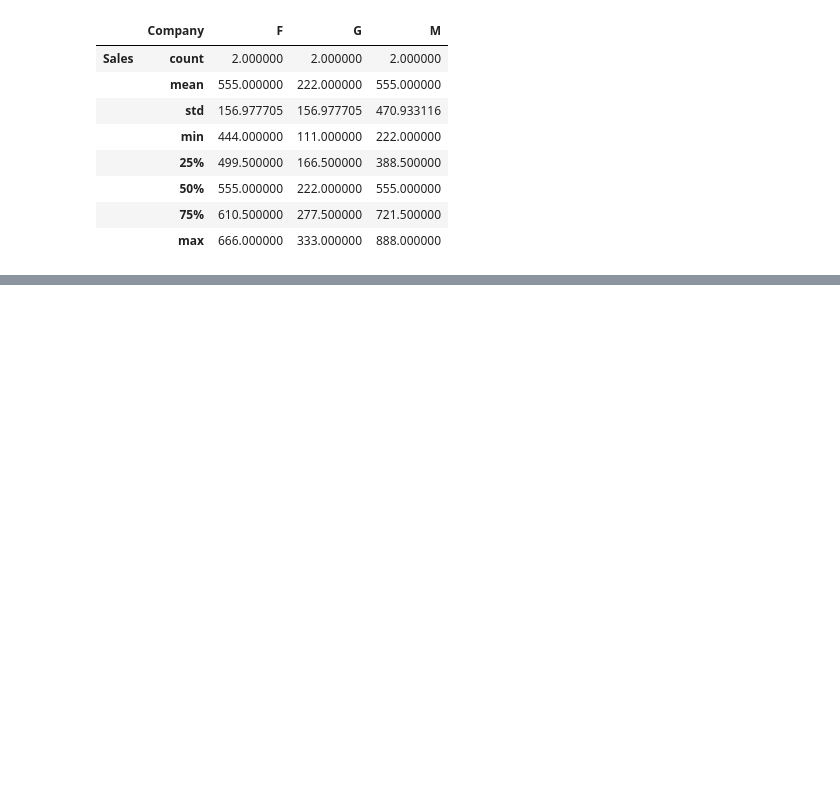
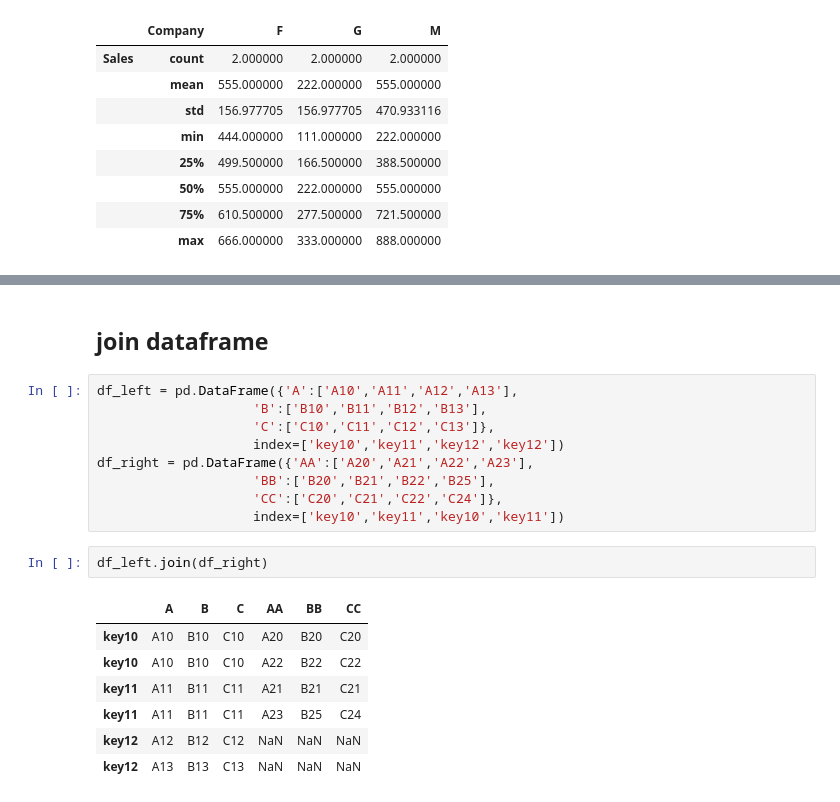
Before and after one commit to KamrulSh/Data-Science-Practice, a Jupyter notebook: DS2_pandas.ipynb, the cells around one changed output, grey strips where cells are left out. Drawn from its saved outputs; the diff is of its cells as text; blank space fills up the shorter version.

```diff
--- a/DS2_pandas.ipynb
+++ b/DS2_pandas.ipynb
@@ -511,0 +648,21 @@ dataCompany.groupby('Company').describe().transpose()
+# %% [markdown]
+## join dataframe
+# %%
+df_left = pd.DataFrame({'A':['A10','A11','A12','A13'],
+                    'B':['B10','B11','B12','B13'],
+                    'C':['C10','C11','C12','C13']},
+                    index=['key10','key11','key12','key12'])
+df_right = pd.DataFrame({'AA':['A20','A21','A22','A23'],
+                    'BB':['B20','B21','B22','B25'],
+                    'CC':['C20','C21','C22','C24']},
+                    index=['key10','key11','key10','key11'])
+# %%
+df_left.join(df_right)
+# %% [output]
+|  | A | B | C | AA | BB | CC |
+| key10 | A10 | B10 | C10 | A20 | B20 | C20 |
+| key10 | A10 | B10 | C10 | A22 | B22 | C22 |
+| key11 | A11 | B11 | C11 | A21 | B21 | C21 |
+| key11 | A11 | B11 | C11 | A23 | B25 | C24 |
+| key12 | A12 | B12 | C12 | NaN | NaN | NaN |
+| key12 | A13 | B13 | C13 | NaN | NaN | NaN |
```
Also changed, not shown: parts of 15 cells of this notebook.
